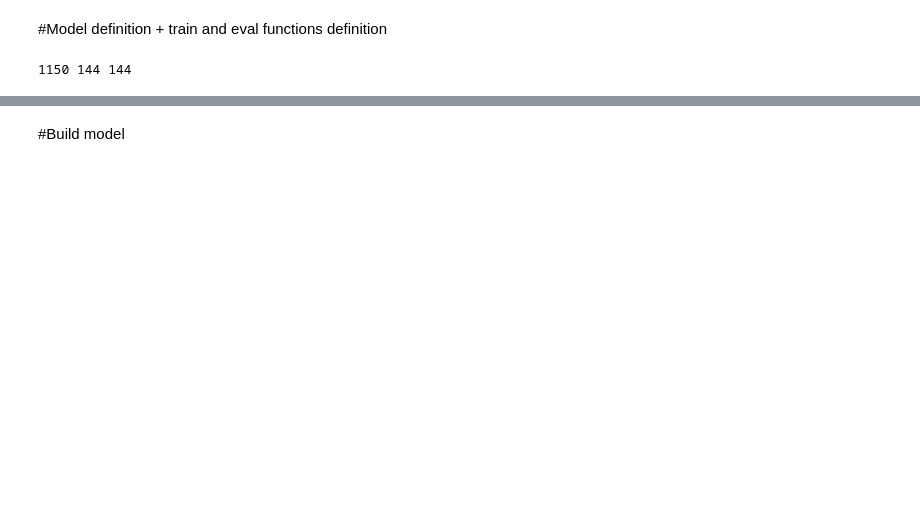
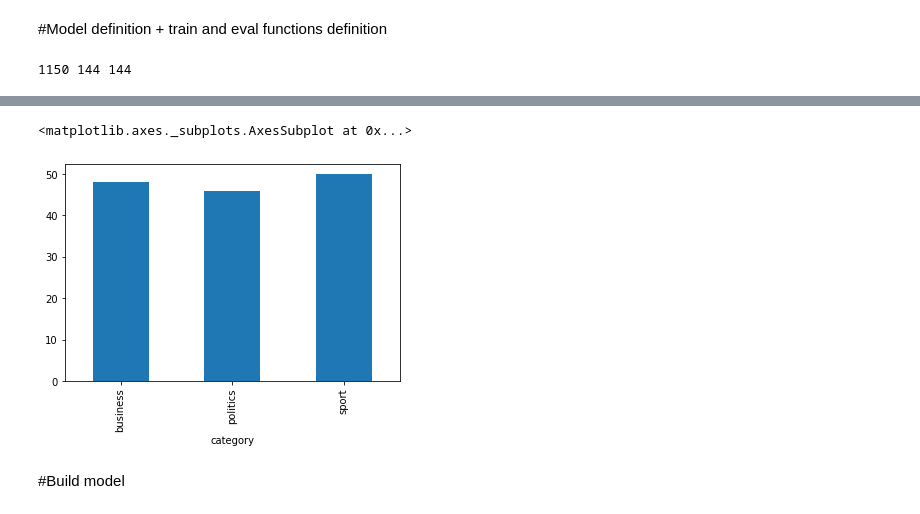
Before and after one commit to WiktorPieklik/Secure-Text-Classification, a Jupyter notebook: src/notebooks/bert_and_roberta.ipynb, the cells around one changed output, grey strips where cells are left out. Drawn from its saved outputs; the diff is of its cells as text; code cells hidden in the pictures; blank space fills up the shorter version.

```diff
--- a/src/notebooks/bert_and_roberta.ipynb
+++ b/src/notebooks/bert_and_roberta.ipynb
@@ -363,3 +317,8 @@ print(len(df_train), len(df_val), len(df_test))
+# %%
+df_test.groupby(['category']).size().plot.bar()
+# %% [output]
+<matplotlib.axes._subplots.AxesSubplot at 0x...>
+[figure, added]
 # %% [markdown]
 #Build model
 # %%
```
Also changed, not shown: parts of 56 cells of this notebook.
